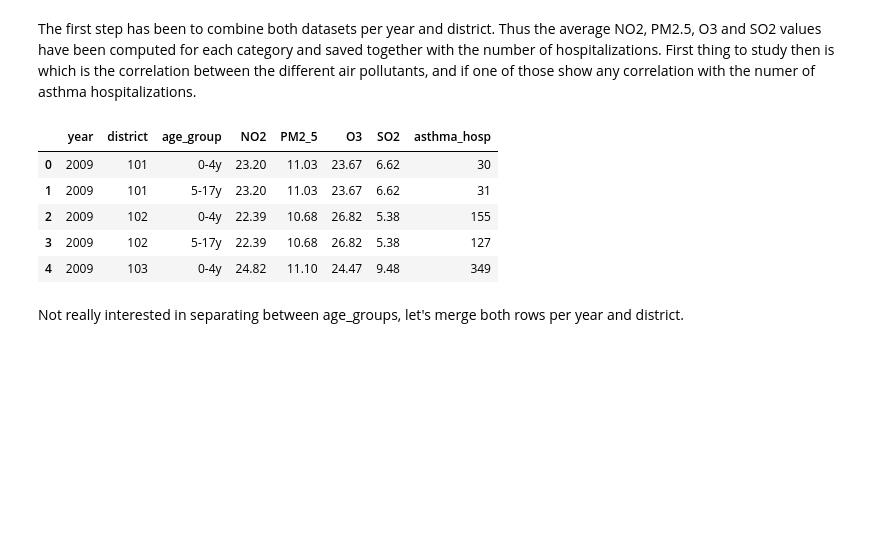
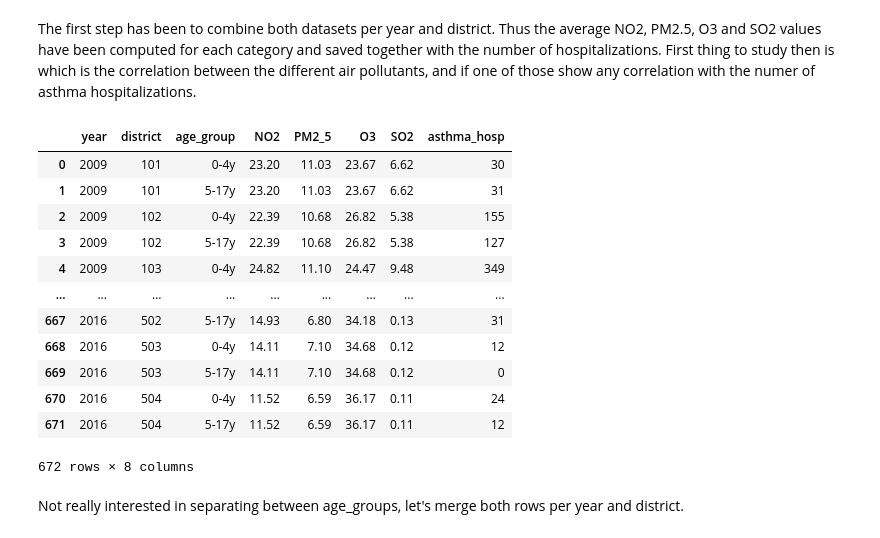
Before and after one commit to RasmusJuul/Social-Data, a Jupyter notebook: Olivers misc/Lluís Data Visualization.ipynb, the cells around one changed output. Saved outputs shown, nothing was run; the diff lists cells and outputs as text; code cells hidden in the pictures; blank space fills up the shorter version.

```diff
--- a/Olivers misc/Lluís Data Visualization.ipynb
+++ b/Olivers misc/Lluís Data Visualization.ipynb
@@ -140,14 +124,21 @@ The first step has been to combine both datasets per year and district. Thus the
 # %%
 data=pd.read_csv('Machine_Model_Data.csv')
 data=data.iloc[:,1:]
-data.head()
+data
 # %% [output]
 |  | year | district | age_group | NO2 | PM2_5 | O3 | SO2 | asthma_hosp |
 | 0 | 2009 | 101 | 0-4y | 23.20 | 11.03 | 23.67 | 6.62 | 30 |
 | 1 | 2009 | 101 | 5-17y | 23.20 | 11.03 | 23.67 | 6.62 | 31 |
 | 2 | 2009 | 102 | 0-4y | 22.39 | 10.68 | 26.82 | 5.38 | 155 |
 | 3 | 2009 | 102 | 5-17y | 22.39 | 10.68 | 26.82 | 5.38 | 127 |
 | 4 | 2009 | 103 | 0-4y | 24.82 | 11.10 | 24.47 | 9.48 | 349 |
+| ... | ... | ... | ... | ... | ... | ... | ... | ... |
+| 667 | 2016 | 502 | 5-17y | 14.93 | 6.80 | 34.18 | 0.13 | 31 |
+| 668 | 2016 | 503 | 0-4y | 14.11 | 7.10 | 34.68 | 0.12 | 12 |
+| 669 | 2016 | 503 | 5-17y | 14.11 | 7.10 | 34.68 | 0.12 | 0 |
+| 670 | 2016 | 504 | 0-4y | 11.52 | 6.59 | 36.17 | 0.11 | 24 |
+| 671 | 2016 | 504 | 5-17y | 11.52 | 6.59 | 36.17 | 0.11 | 12 |
+672 rows × 8 columns
 # %% [markdown]
 Not really interested in separating between age_groups, let's merge both rows per year and district.
 # %%
```
Also changed, not shown: parts of 6 cells of this notebook, 5 other files.
